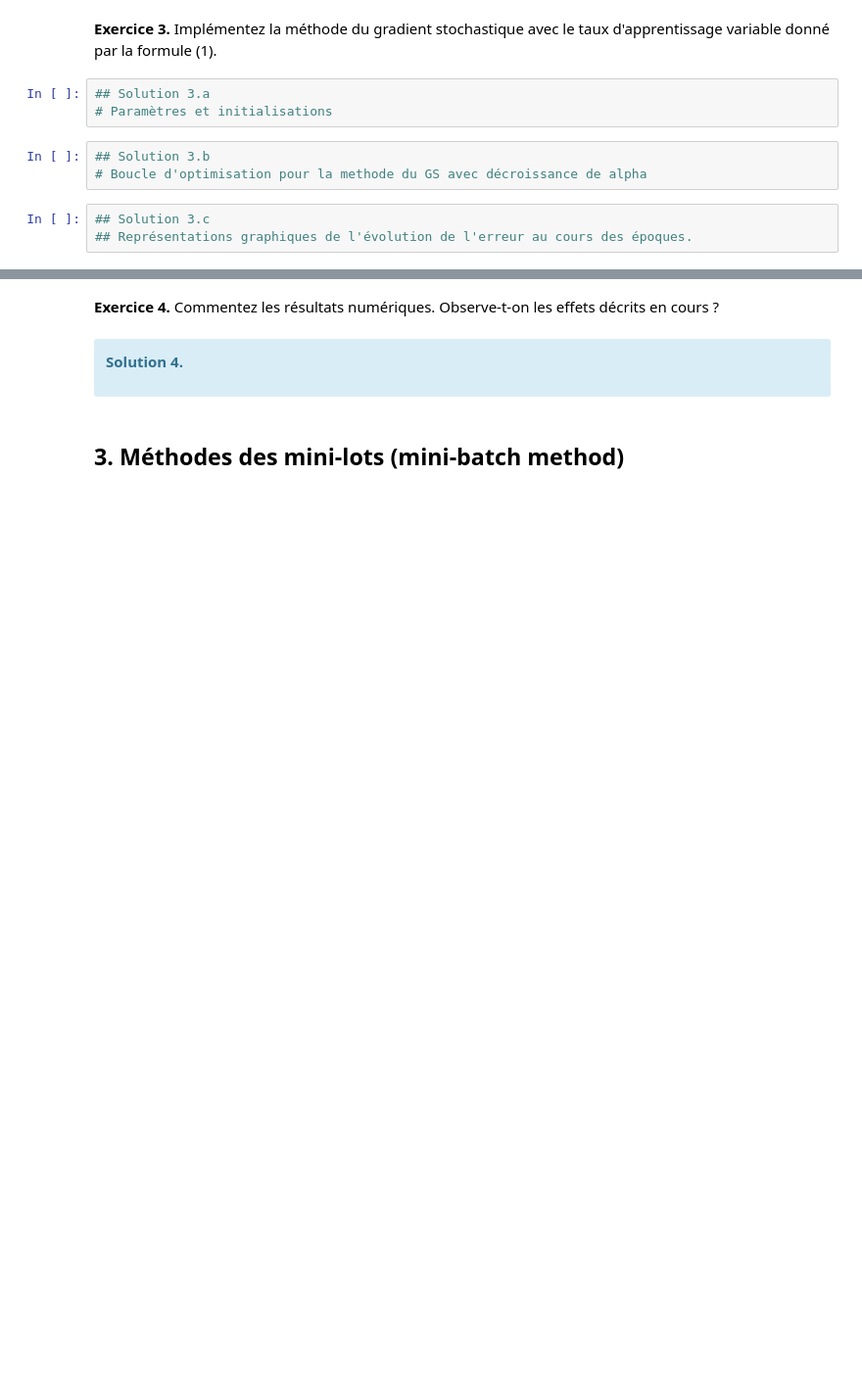
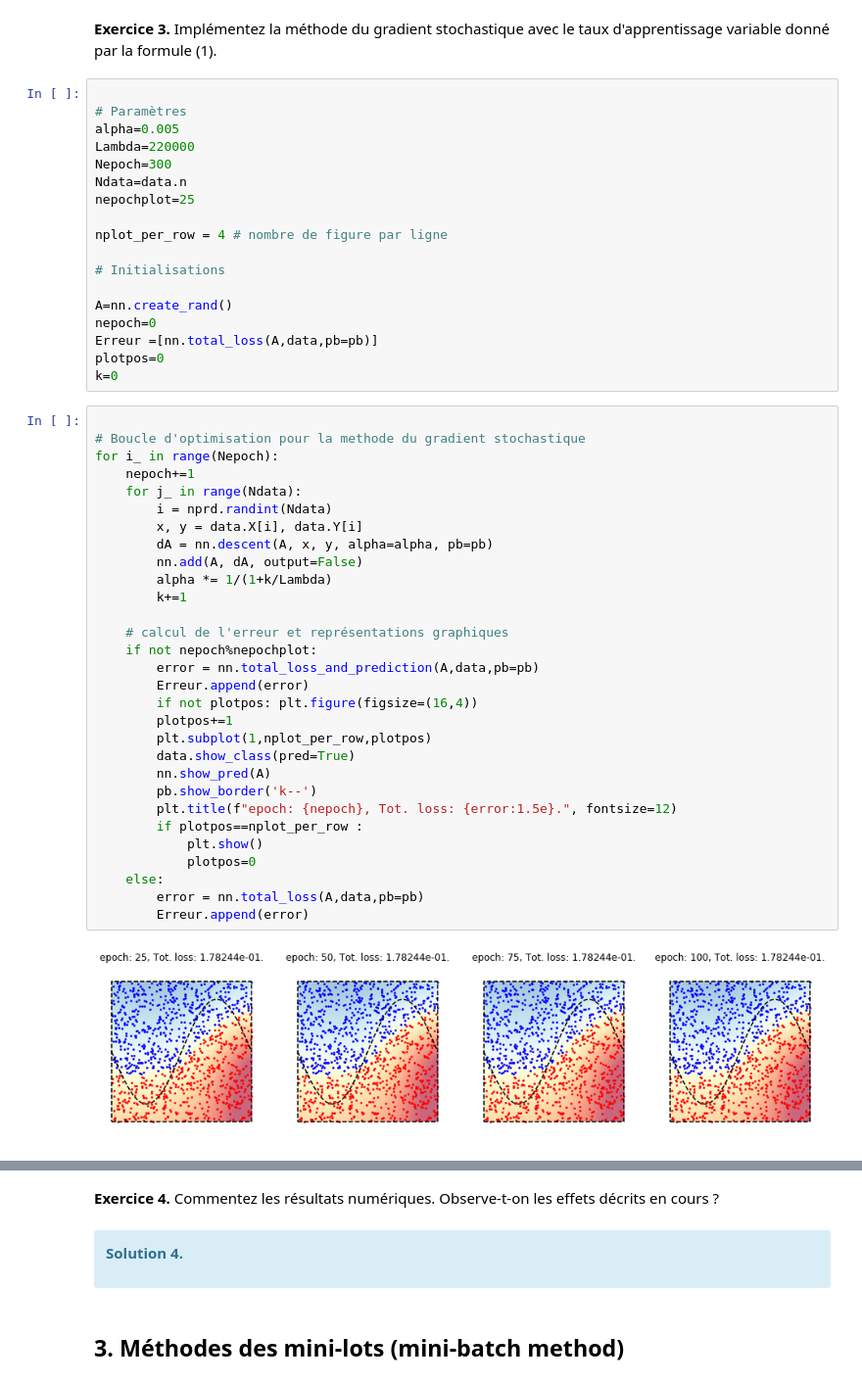
Before and after one commit to VictorNiaussat/optimization, a Jupyter notebook: TP3_Méthode du Gradient Stochastique.ipynb, the cells around one changed output, grey strips where cells are left out. Shown at 98% size. Drawn from its saved outputs; the diff is of its cells as text; blank space fills up the shorter version.

```diff
--- a/TP3_Méthode du Gradient Stochastique.ipynb
+++ b/TP3_Méthode du Gradient Stochastique.ipynb
@@ -378,11 +382,52 @@ On pourra vérifier le bien fondé de ces choix en testant la méthode (Exercice
 # %% [markdown]
 **Exercice 3.** Implémentez la méthode du gradient stochastique avec le taux d'apprentissage variable donné par la formule (1).
-# %%
-## Solution 3.a
-# Paramètres et initialisations
-# %%
-## Solution 3.b
-# Boucle d'optimisation pour la methode du GS avec décroissance de alpha
-# %%
-## Solution 3.c
-## Représentations graphiques de l'évolution de l'erreur au cours des époques.
+# %%
+
+# Paramètres
+alpha=0.005
+Lambda=220000
+Nepoch=300
+Ndata=data.n
+nepochplot=25
+
+nplot_per_row = 4 # nombre de figure par ligne
+
+# Initialisations
+
+A=nn.create_rand()
+nepoch=0
+Erreur =[nn.total_loss(A,data,pb=pb)]
+plotpos=0
+k=0
+# %%
+
+# Boucle d'optimisation pour la methode du gradient stochastique
+for i_ in range(Nepoch):
+    nepoch+=1
+    for j_ in range(Ndata):
+        i = nprd.randint(Ndata)
+        x, y = data.X[i], data.Y[i]
+        dA = nn.descent(A, x, y, alpha=alpha, pb=pb)
+        nn.add(A, dA, output=False)
+        alpha *= 1/(1+k/Lambda)
+        k+=1
+
+    # calcul de l'erreur et représentations graphiques
+    if not nepoch%nepochplot:
+        error = nn.total_loss_and_prediction(A,data,pb=pb)
+        Erreur.append(error)
+        if not plotpos: plt.figure(figsize=(16,4))
+        plotpos+=1
+        plt.subplot(1,nplot_per_row,plotpos)
+        data.show_class(pred=True)
+        nn.show_pred(A)
+        pb.show_border('k--')
+        plt.title(f"epoch: {nepoch}, Tot. loss: {error:1.5e}.", fontsize=12)
+        if plotpos==nplot_per_row :
+            plt.show()
+            plotpos=0
+    else:
+        error = nn.total_loss(A,data,pb=pb)
+        Erreur.append(error)
+# %% [output]
+[figure, added]
```
Also changed, not shown: parts of 16 cells of this notebook.
